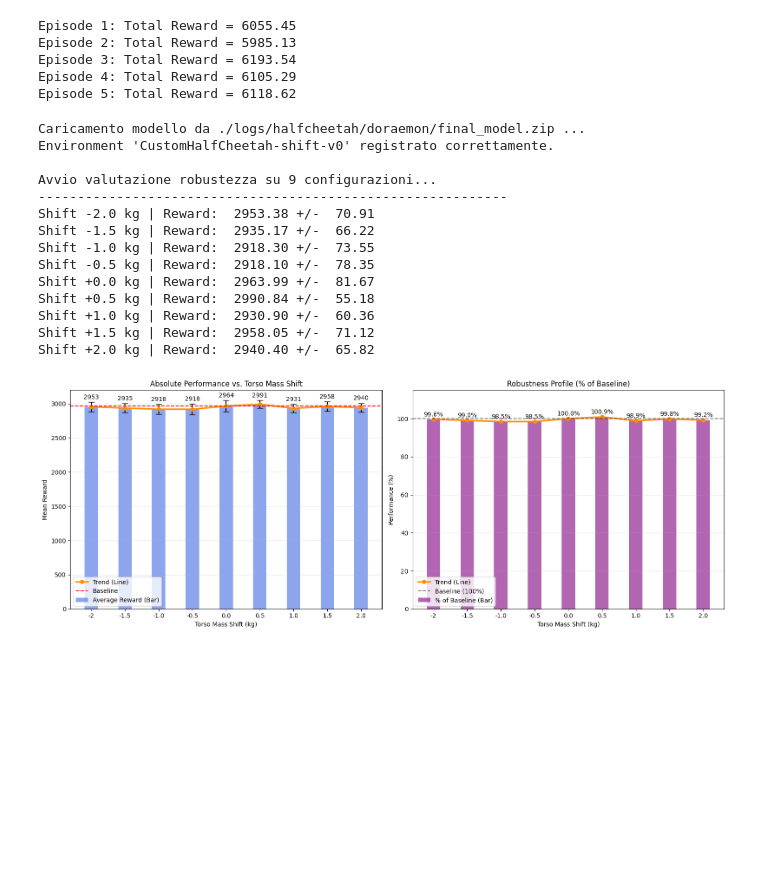
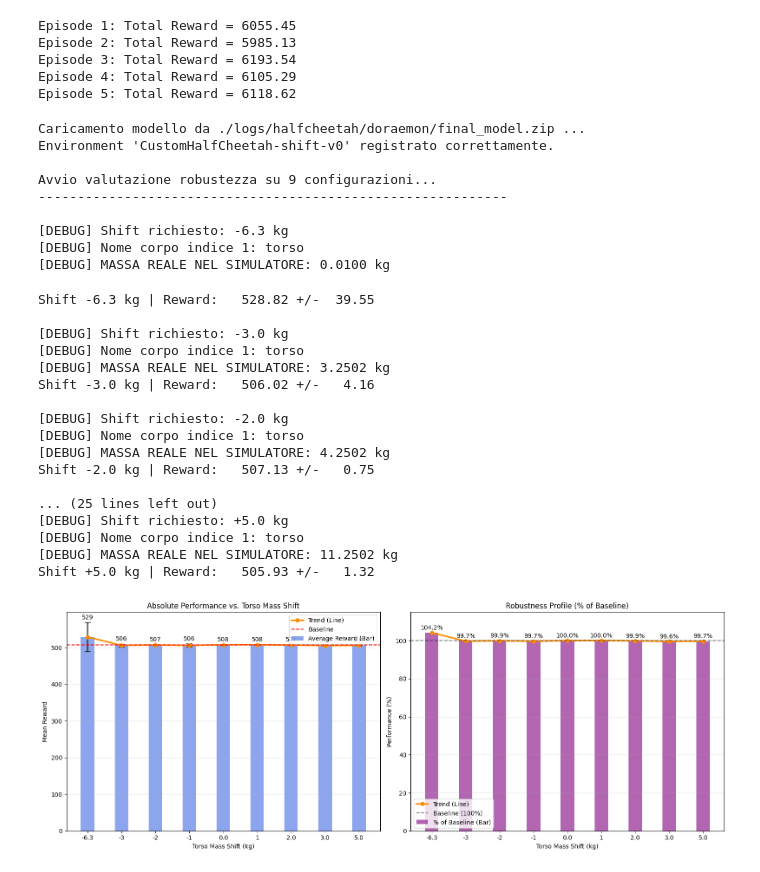
Before and after one commit to alessandro-benvenuti/doraemon-sim2real, a Jupyter notebook: notebooks/halfcheetah_experiments.ipynb, the cells around one changed output. Saved outputs shown, nothing was run; the diff lists cells and outputs as text; code cells hidden in the pictures; blank space fills up the shorter version.

Commit message:
graphs

```diff
--- a/notebooks/halfcheetah_experiments.ipynb
+++ b/notebooks/halfcheetah_experiments.ipynb
@@ -72,8 +91,12 @@ Logging to ./tensorboard_logs/SAC_25
 # %%
 # Run evaluation
 # Define the raw environments
+# # from stable_baselines3 import SAC
+
+norm_path = f"./logs/halfcheetah/udr/final_vecnormalize.pkl"
 source_env = gym.make('CustomHalfCheetah-source-v0')
+
 target_env = gym.make('CustomHalfCheetah-target-v0')
-
-evaluate_sim2real(model_udr, source_env, target_env, log_dir="./logs/halfcheetah/udr", model_name="final")
+model_udr_loaded = SAC.load('C:\\Users\\irene\\OneDrive - Politecnico di Torino\\02_robot_learning\\project\\project-extension-bartolini_benvenuti\\results\\halfcheetah\\udr\\final_model.zip', device="cpu")
+evaluate_sim2real(model_udr_loaded, source_env, target_env, log_dir="C:\\Users\\irene\\OneDrive - Politecnico di Torino\\02_robot_learning\\project\\project-extension-bartolini_benvenuti\\results\\halfcheetah\\udr", model_name="final")
 # %% [output]
@@ -242,7 +458,7 @@ from stable_baselines3.common.evaluation import evaluate_policy
 
 # --- 1. CARICAMENTO MODELLO ---
 print("Caricamento modello da ./logs/halfcheetah/doraemon/final_model.zip ...")
-model = SAC.load("./logs/halfcheetah/doraemon/final_model.zip", device="cpu")
+model = SAC.load("C:\\Users\\irene\\OneDrive - Politecnico di Torino\\02_robot_learning\\project\\project-extension-bartolini_benvenuti\\results\\halfcheetah\\doraemon\\final_model.zip", device="cpu")
 
 # --- 2. REGISTRAZIONE ENVIRONMENT ---
 try:
@@ -257,7 +473,7 @@ except gym.error.Error:
     pass
 
 # --- 3. CONFIGURAZIONE ---
-mass_shifts = [-2, -1.5, -1.0, -0.5, 0.0, 0.5, 1.0, 1.5, 2.0]
+mass_shifts = [-6.3, -3, -2, -1, 0.0, 1, 2.0, 3.0, 5.0]
 n_eval_episodes = 20
 results_mean = []
 results_std = []
@@ -270,7 +486,30 @@ for shift in mass_shifts:
     env = gym.make("CustomHalfCheetah-shift-v0", mass_shift=shift)
     env = DummyVecEnv([lambda: env])
 
-    norm_path = f"./logs/halfcheetah/doraemon/final_vecnormalize.pkl"
+    # Caricamento normalizzazione (se presente)
+    try:
+        env = VecNormalize.load(norm_path, env)
+        env.training = False
+        env.norm_reward = False
+    except:
+        pass
+
+    # --- NUOVO DEBUG CORRETTO ---
+    # 1. Accedi al primo ambiente del vettore (DummyVecEnv)
+    # 2. Accedi all'ambiente reale (unwrapped) dentro quel vettore
+    unwrapped_env = env.envs[0].unwrapped
+
+    try:
+        # MuJoCo access
+        actual_mass = unwrapped_env.model.body_mass[1]
+        body_name = unwrapped_env.model.body(1).name
+
+        print(f"\n[DEBUG] Shift richiesto: {shift:+.1f} kg")
+        print(f"[DEBUG] Nome corpo indice 1: {body_name}")
+        print(f"[DEBUG] MASSA REALE NEL SIMULATORE: {actual_mass:.4f} kg")
+    except AttributeError:
+        print(f"\n[DEBUG] Errore: Impossibile accedere a .model. Assicurati che l'env sia basato su MuJoCo.")
+    norm_path = f"C:\\Users\\irene\\OneDrive - Politecnico di Torino\\02_robot_learning\\project\\project-extension-bartolini_benvenuti\\results\\halfcheetah\\doraemon\\final_vecnormalize.pkl"
     try:
         env = VecNormalize.load(norm_path, env)
         env.training = False
@@ -338,40 +577,52 @@ ax1.bar_label(bars1, fmt='%.0f', padding=3)
 # --- Grafico B: Performance Relativa ---
 # 1. Le Barre
 bars2 = ax2.bar(x_pos, percentages, align='center',
                 alpha=0.6, width=bar_width,
                 color='purple', label='% of Baseline (Bar)')
 
 # 2. La Curva in sovraimpressione (Trend)
 ax2.plot(x_pos, percentages, color='darkorange', marker='o', linewidth=2.5, label='Trend (Line)')
 
 ax2.axhline(y=100.0, color='black', linestyle='--', alpha=0.5, label='Baseline (100%)')
 ax2.set_title('Robustness Profile (% of Baseline)')
 ax2.set_xlabel('Torso Mass Shift (kg)')
 ax2.set_ylabel('Performance (%)')
 ax2.set_xticks(x_pos)
 ax2.set_xticklabels(mass_shifts)
 ax2.set_ylim(0, max(115, np.max(percentages) + 10))
 ax2.grid(True, axis='y', alpha=0.3)
 ax2.legend()
 
 # Etichette barre
 ax2.bar_label(bars2, fmt='%.1f%%', padding=3)
 
 plt.tight_layout()
 plt.show()
 # %% [output]
 Caricamento modello da ./logs/halfcheetah/doraemon/final_model.zip ...
 Environment 'CustomHalfCheetah-shift-v0' registrato correttamente.
 
 Avvio valutazione robustezza su 9 configurazioni...
 ------------------------------------------------------------
-Shift -2.0 kg | Reward:  2953.38 +/-  70.91
-Shift -1.5 kg | Reward:  2935.17 +/-  66.22
-Shift -1.0 kg | Reward:  2918.30 +/-  73.55
-Shift -0.5 kg | Reward:  2918.10 +/-  78.35
-Shift +0.0 kg | Reward:  2963.99 +/-  81.67
-Shift +0.5 kg | Reward:  2990.84 +/-  55.18
-Shift +1.0 kg | Reward:  2930.90 +/-  60.36
-Shift +1.5 kg | Reward:  2958.05 +/-  71.12
-Shift +2.0 kg | Reward:  2940.40 +/-  65.82
+
+[DEBUG] Shift richiesto: -6.3 kg
+[DEBUG] Nome corpo indice 1: torso
+[DEBUG] MASSA REALE NEL SIMULATORE: 0.0100 kg
+Shift -6.3 kg | Reward:   528.82 +/-  39.55
+
+[DEBUG] Shift richiesto: -3.0 kg
+[DEBUG] Nome corpo indice 1: torso
+[DEBUG] MASSA REALE NEL SIMULATORE: 3.2502 kg
+Shift -3.0 kg | Reward:   506.02 +/-   4.16
+
+[DEBUG] Shift richiesto: -2.0 kg
+[DEBUG] Nome corpo indice 1: torso
+[DEBUG] MASSA REALE NEL SIMULATORE: 4.2502 kg
+Shift -2.0 kg | Reward:   507.13 +/-   0.75
+
+... (25 lines left out)
+[DEBUG] Shift richiesto: +5.0 kg
+[DEBUG] Nome corpo indice 1: torso
+[DEBUG] MASSA REALE NEL SIMULATORE: 11.2502 kg
+Shift +5.0 kg | Reward:   505.93 +/-   1.32
-[figure, old version]
+[figure, new version]
```
Also changed, not shown: parts of 7 cells of this notebook.
